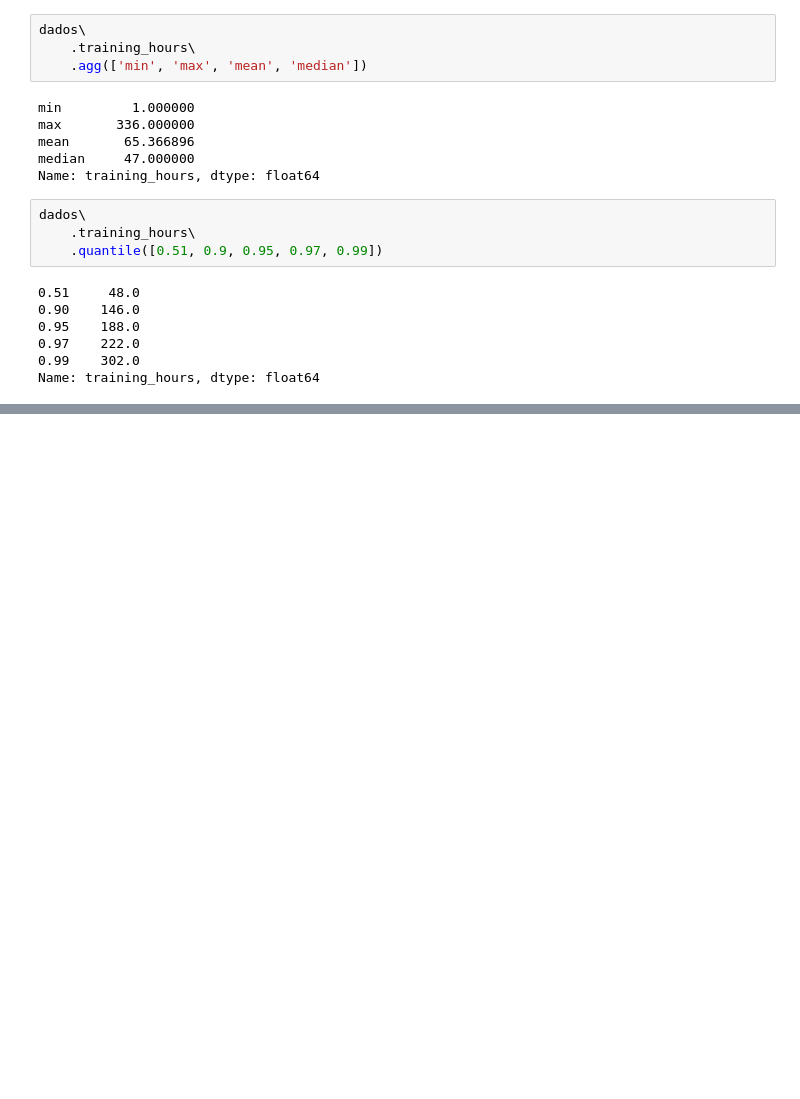
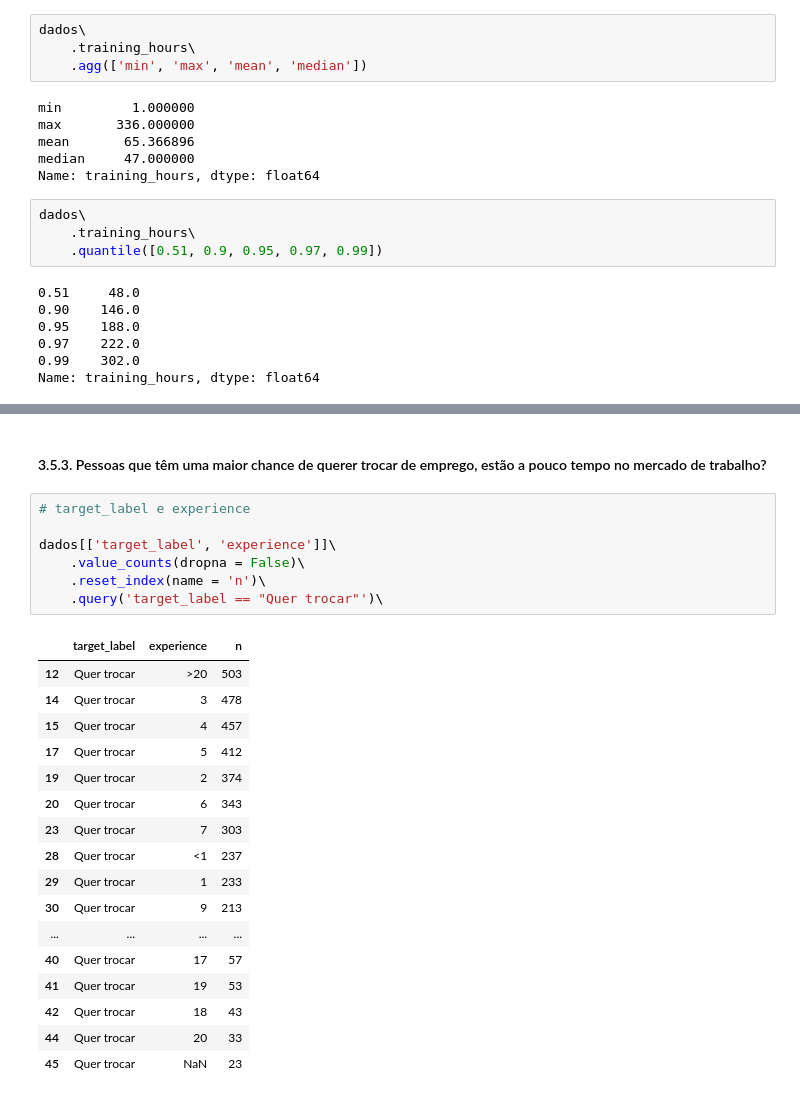
Before and after one commit to barbosarafael/hr_analysis, a Jupyter notebook: notebooks/3.0.exploracao_dados.ipynb, the cells around one changed output, grey strips where cells are left out. Drawn from its saved outputs; the diff is of its cells as text; blank space fills up the shorter version.

```diff
--- a/notebooks/3.0.exploracao_dados.ipynb
+++ b/notebooks/3.0.exploracao_dados.ipynb
@@ -303,0 +307,27 @@ for i in lista_var_qual:
+# %% [markdown]
+#### 3.5.3. Pessoas que têm uma maior chance de querer trocar de emprego, estão a pouco tempo no mercado de trabalho?
+# %%
+# target_label e experience
+
+dados[['target_label', 'experience']]\
+    .value_counts(dropna = False)\
+    .reset_index(name = 'n')\
+    .query('target_label == "Quer trocar"')\
+# %% [output]
+|  | target_label | experience | n |
+| 12 | Quer trocar | >20 | 503 |
+| 14 | Quer trocar | 3 | 478 |
+| 15 | Quer trocar | 4 | 457 |
+| 17 | Quer trocar | 5 | 412 |
+| 19 | Quer trocar | 2 | 374 |
+| 20 | Quer trocar | 6 | 343 |
+| 23 | Quer trocar | 7 | 303 |
+| 28 | Quer trocar | <1 | 237 |
+| 29 | Quer trocar | 1 | 233 |
+| 30 | Quer trocar | 9 | 213 |
+| ... | ... | ... | ... |
+| 40 | Quer trocar | 17 | 57 |
+| 41 | Quer trocar | 19 | 53 |
+| 42 | Quer trocar | 18 | 43 |
+| 44 | Quer trocar | 20 | 33 |
+| 45 | Quer trocar | NaN | 23 |
```
Also changed, not shown: parts of 17 cells of this notebook.
